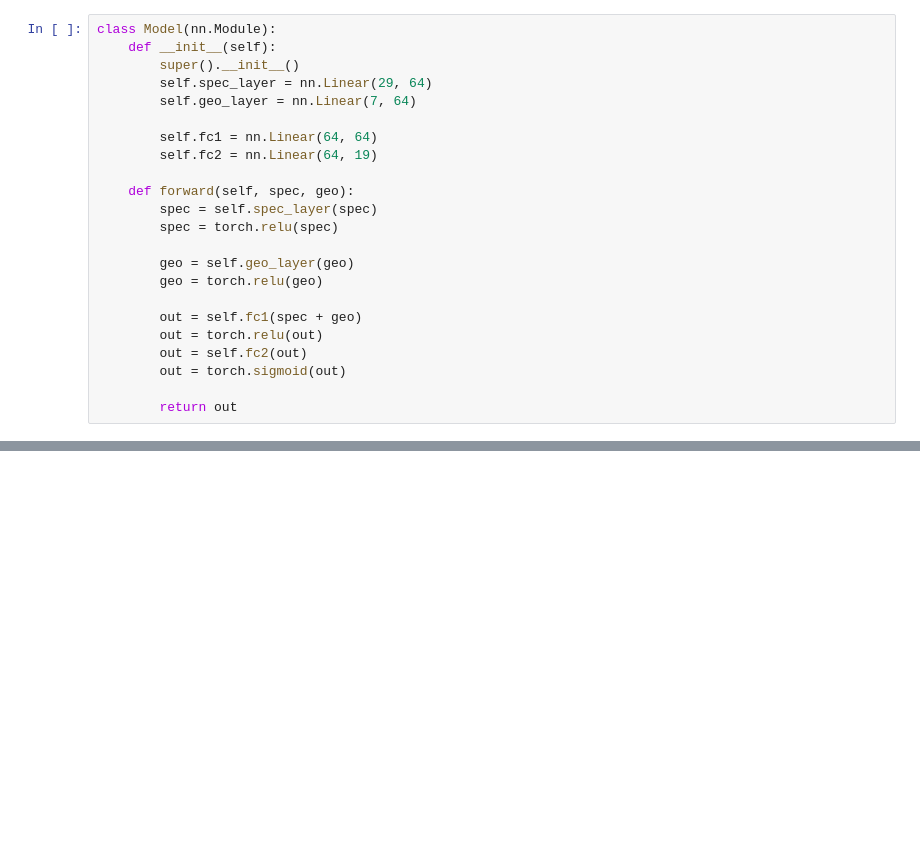
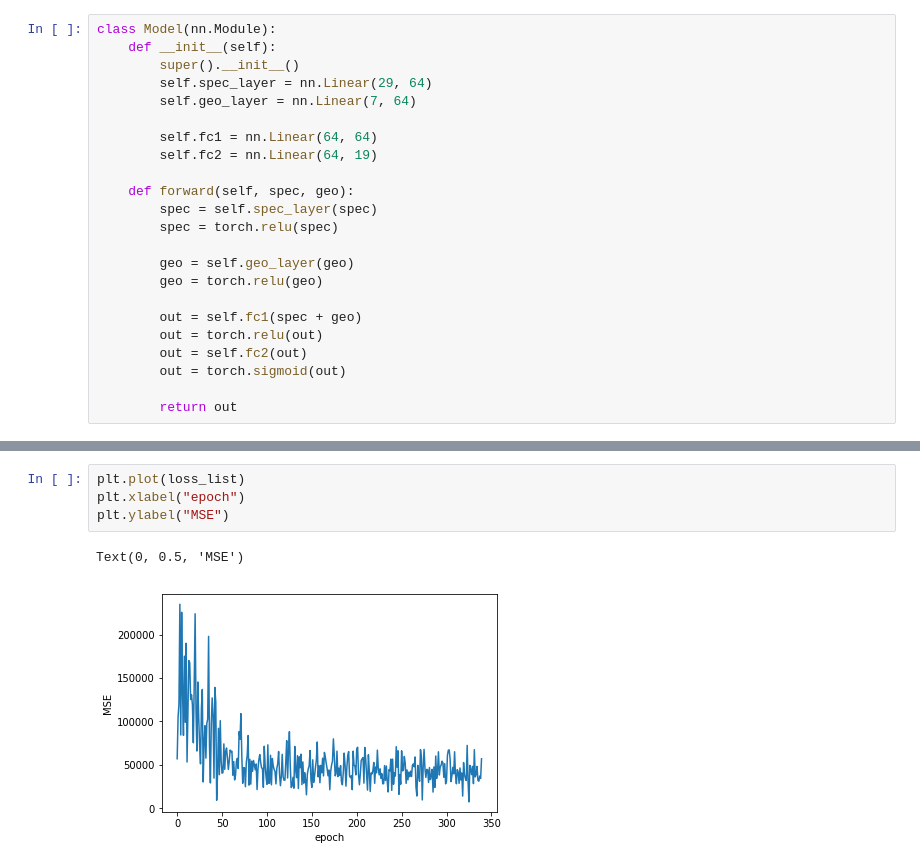
Before and after one commit to ToastCheng/ijv, a Jupyter notebook: n_train_model.ipynb, the cells around one changed output, grey strips where cells are left out. Drawn from its saved outputs; the diff is of its cells as text; blank space fills up the shorter version.

```diff
--- a/n_train_model.ipynb
+++ b/n_train_model.ipynb
@@ -41,0 +154,7 @@ optimizer = optim.Adam(lr=1e-4, params=model.parameters())
+# %%
+plt.plot(loss_list)
+plt.xlabel("epoch")
+plt.ylabel("MSE")
+# %% [output]
+Text(0, 0.5, 'MSE')
+[figure, added]
```
Also changed, not shown: parts of 21 cells of this notebook, 4 other files.
